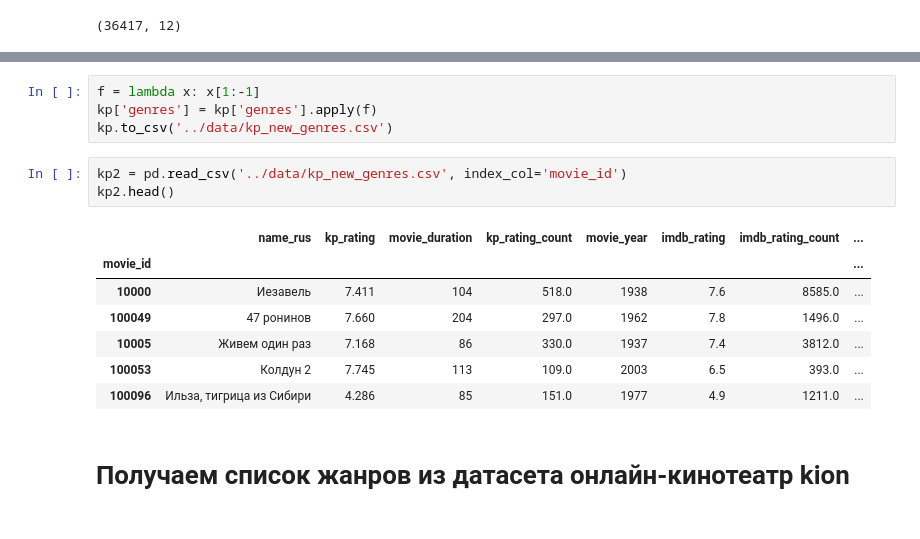
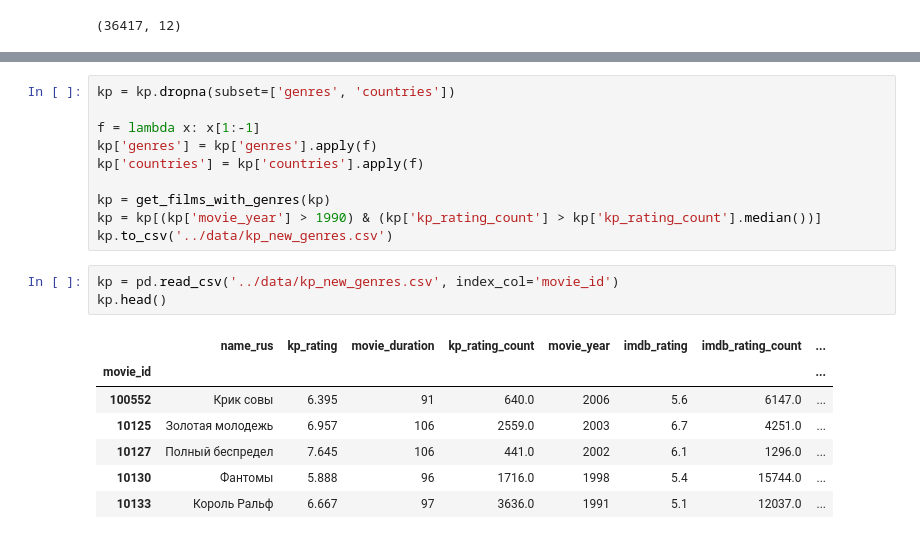
Before and after one commit to dann1erel/movie_rec_system, a Jupyter notebook: services/data_processing.ipynb, the cells around one changed output, grey strips where cells are left out. Cells and saved outputs as stored; diff of their text form.

Commit message:
rebase genres page and db to new dataset

```diff
--- a/services/data_processing.ipynb
+++ b/services/data_processing.ipynb
@@ -56,17 +114,21 @@ kp = kp.dropna(subset=['genres'])
 # %%
+kp = kp.dropna(subset=['genres', 'countries'])
+
 f = lambda x: x[1:-1]
 kp['genres'] = kp['genres'].apply(f)
+kp['countries'] = kp['countries'].apply(f)
+
+kp = get_films_with_genres(kp)
+kp = kp[(kp['movie_year'] > 1990) & (kp['kp_rating_count'] > kp['kp_rating_count'].median())]
 kp.to_csv('../data/kp_new_genres.csv')
 # %%
-kp2 = pd.read_csv('../data/kp_new_genres.csv', index_col='movie_id')
-kp2.head()
+kp = pd.read_csv('../data/kp_new_genres.csv', index_col='movie_id')
+kp.head()
 # %% [output]
 |  | name_rus | kp_rating | movie_duration | kp_rating_count | movie_year | imdb_rating | imdb_rating_count | ... |
 | movie_id |  |  |  |  |  |  |  | ... |
-| 10000 | Иезавель | 7.411 | 104 | 518.0 | 1938 | 7.6 | 8585.0 | ... |
-| 100049 | 47 ронинов | 7.660 | 204 | 297.0 | 1962 | 7.8 | 1496.0 | ... |
-| 10005 | Живем один раз | 7.168 | 86 | 330.0 | 1937 | 7.4 | 3812.0 | ... |
-| 100053 | Колдун 2 | 7.745 | 113 | 109.0 | 2003 | 6.5 | 393.0 | ... |
-| 100096 | Ильза, тигрица из Сибири | 4.286 | 85 | 151.0 | 1977 | 4.9 | 1211.0 | ... |
+| 100552 | Крик совы | 6.395 | 91 | 640.0 | 2006 | 5.6 | 6147.0 | ... |
+| 10125 | Золотая молодежь | 6.957 | 106 | 2559.0 | 2003 | 6.7 | 4251.0 | ... |
+| 10127 | Полный беспредел | 7.645 | 106 | 441.0 | 2002 | 6.1 | 1296.0 | ... |
+| 10130 | Фантомы | 5.888 | 96 | 1716.0 | 1998 | 5.4 | 15744.0 | ... |
+| 10133 | Король Ральф | 6.667 | 97 | 3636.0 | 1991 | 5.1 | 12037.0 | ... |
-# %% [markdown]
-# Получаем список жанров из датасета онлайн-кинотеатр kion
```
Also changed, not shown: parts of 12 cells of this notebook, 5 other files.
